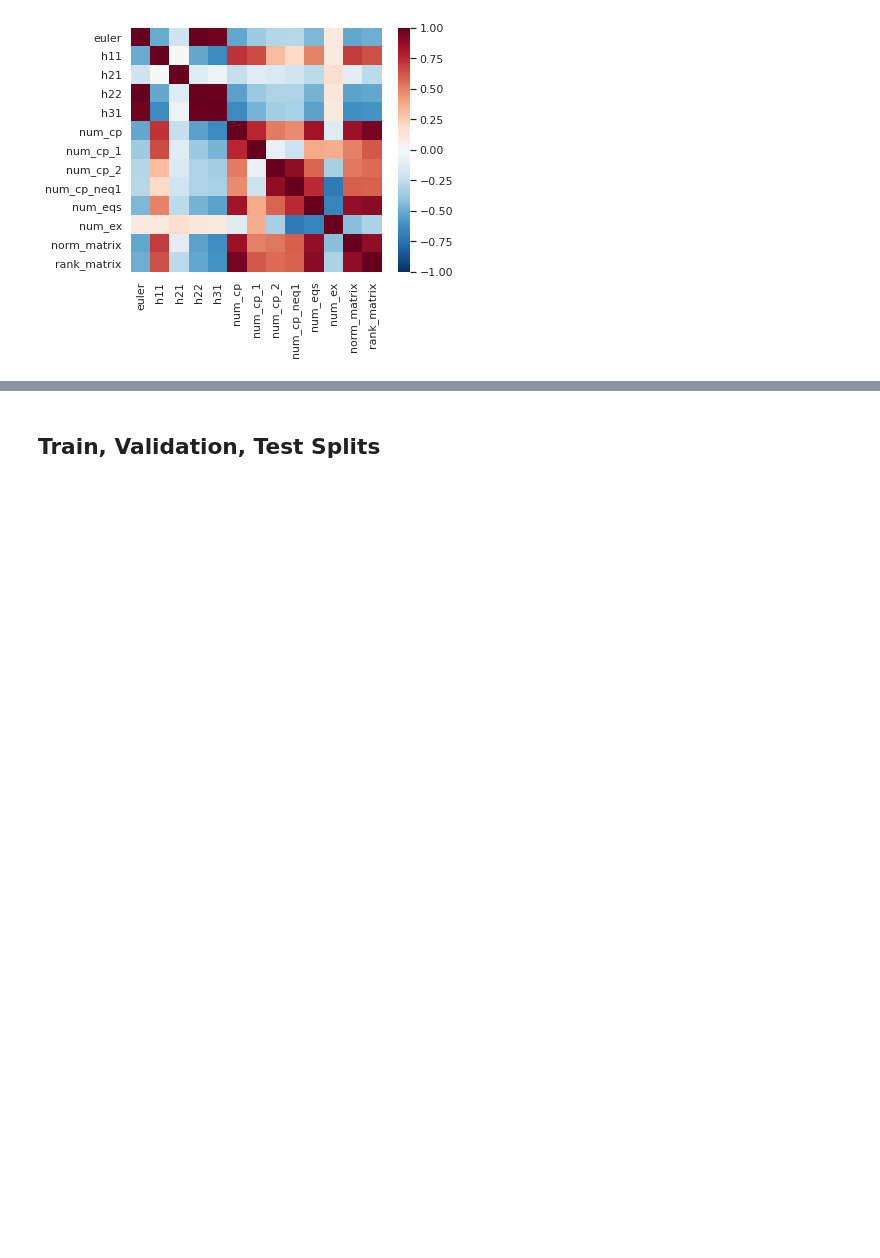
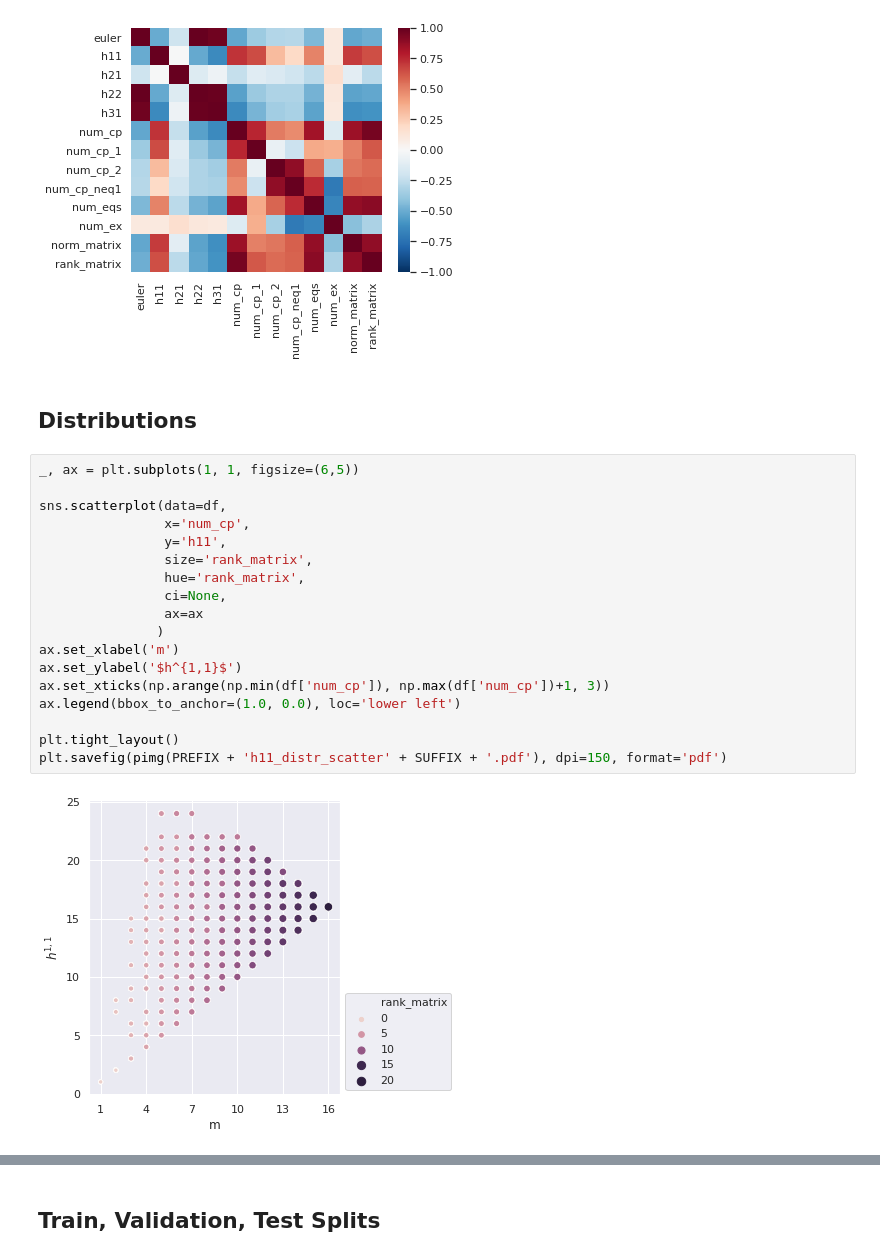
Before and after one commit to thesfinox/ml-cicy-4folds, a Jupyter notebook: cicy4_inception.ipynb, the cells around one changed output, grey strips where cells are left out. Drawn from its saved outputs; the diff is of its cells as text; blank space fills up the shorter version.

```diff
--- a/cicy4_inception.ipynb
+++ b/cicy4_inception.ipynb
@@ -185,3 +191,25 @@ plt.tight_layout()
 plt.savefig(pimg(PREFIX + 'correlations' + SUFFIX + '.pdf'), format='pdf', dpi=150)
 # %% [output]
 [figure]
+# %% [markdown]
+## Distributions
+# %%
+_, ax = plt.subplots(1, 1, figsize=(6,5))
+
+sns.scatterplot(data=df,
+                x='num_cp',
+                y='h11',
+                size='rank_matrix',
+                hue='rank_matrix',
+                ci=None,
+                ax=ax
+               )
+ax.set_xlabel('m')
+ax.set_ylabel('$h^{1,1}$')
+ax.set_xticks(np.arange(np.min(df['num_cp']), np.max(df['num_cp'])+1, 3))
+ax.legend(bbox_to_anchor=(1.0, 0.0), loc='lower left')
+
+plt.tight_layout()
+plt.savefig(pimg(PREFIX + 'h11_distr_scatter' + SUFFIX + '.pdf'), dpi=150, format='pdf')
+# %% [output]
+[figure, added]
```
Also changed, not shown: parts of 102 cells of this notebook, 3 other files.
